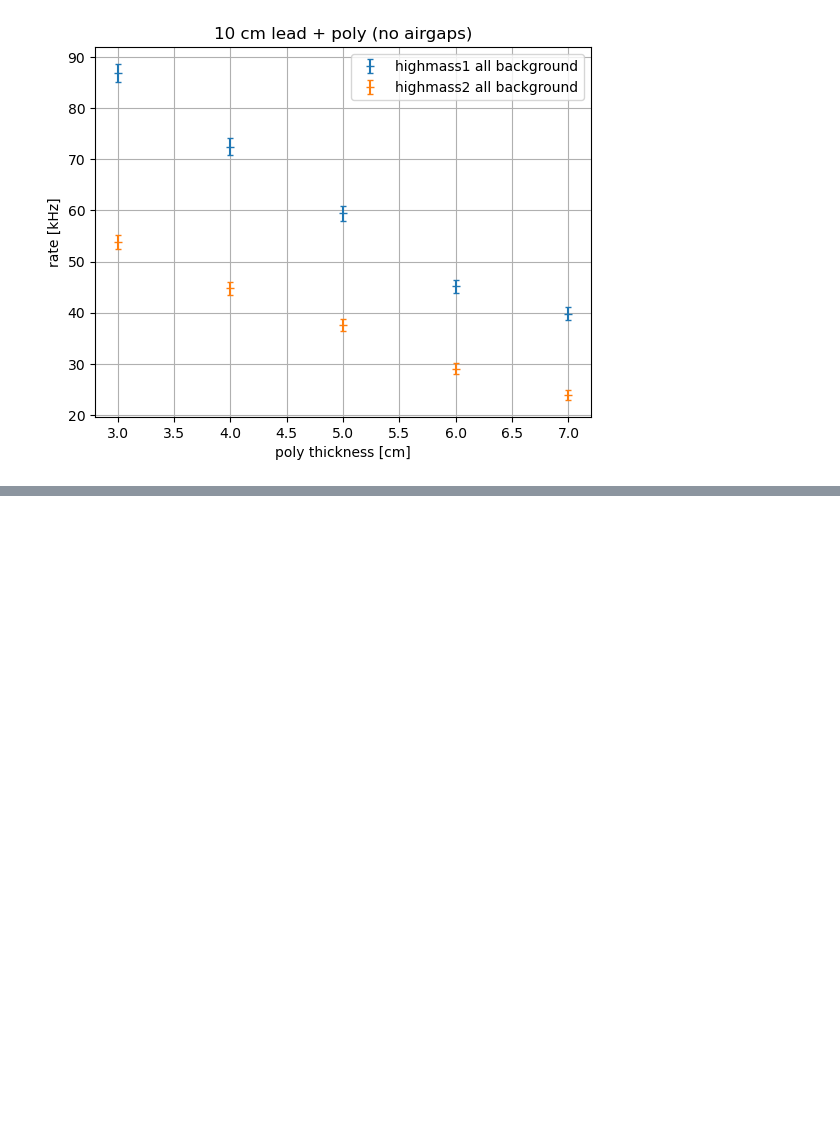
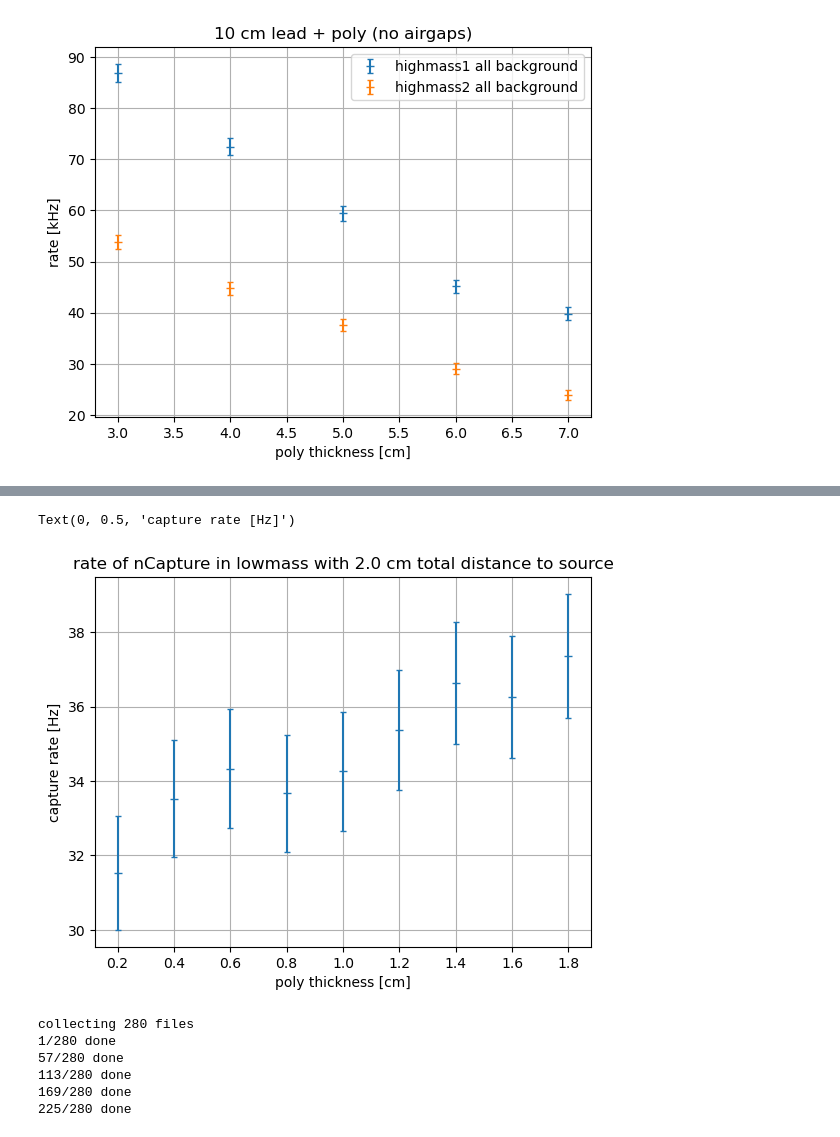
Before and after one commit to tamu-edu/doublecap, a Jupyter notebook: analysis/rate_calculations.ipynb, the cells around one changed output, grey strips where cells are left out. Saved outputs shown, nothing was run; the diff lists cells and outputs as text; code cells hidden in the pictures; blank space fills up the shorter version.

```diff
--- a/analysis/rate_calculations.ipynb
+++ b/analysis/rate_calculations.ipynb
@@ -649,3 +649,6 @@ plt.legend()
 # %% [output]
 <matplotlib.legend.Legend at 0x...>
 [figure]
+# %%
+optpoly2 = so.ShieldOptimization(match = 'Lead*_PE*.root', Ndefault = 100000000., folder = '../build/gap_sim2/', verbose = 3, part = 10)
+optpoly2.analyze()
@@ -651,0 +673,22 @@ plt.legend()
+# %%
+lead, poly, rate, drate = optpoly2.get_capture_rate()
+totaldist = (poly+lead).mean()
+
+plt.errorbar(poly, rate, yerr = drate, linestyle = '', marker = '_', capsize = 2)
+plt.grid()
+plt.title(f'rate of nCapture in lowmass with {totaldist} cm total distance to source')
+plt.xlabel('poly thickness [cm]')
+plt.ylabel('capture rate [Hz]')
+# %% [output]
+Text(0, 0.5, 'capture rate [Hz]')
+[figure, added]
+# %%
+optpoly = so.ShieldOptimization(match = 'Lead*_PE*.root', Ndefault = 100000000., folder = '../build/gap_sim5/', verbose = 3, part = 5)
+optpoly.analyze()
+# %% [output]
+collecting 280 files
+1/280 done
+57/280 done
+113/280 done
+169/280 done
+225/280 done
```
Also changed, not shown: parts of 3 cells of this notebook.
